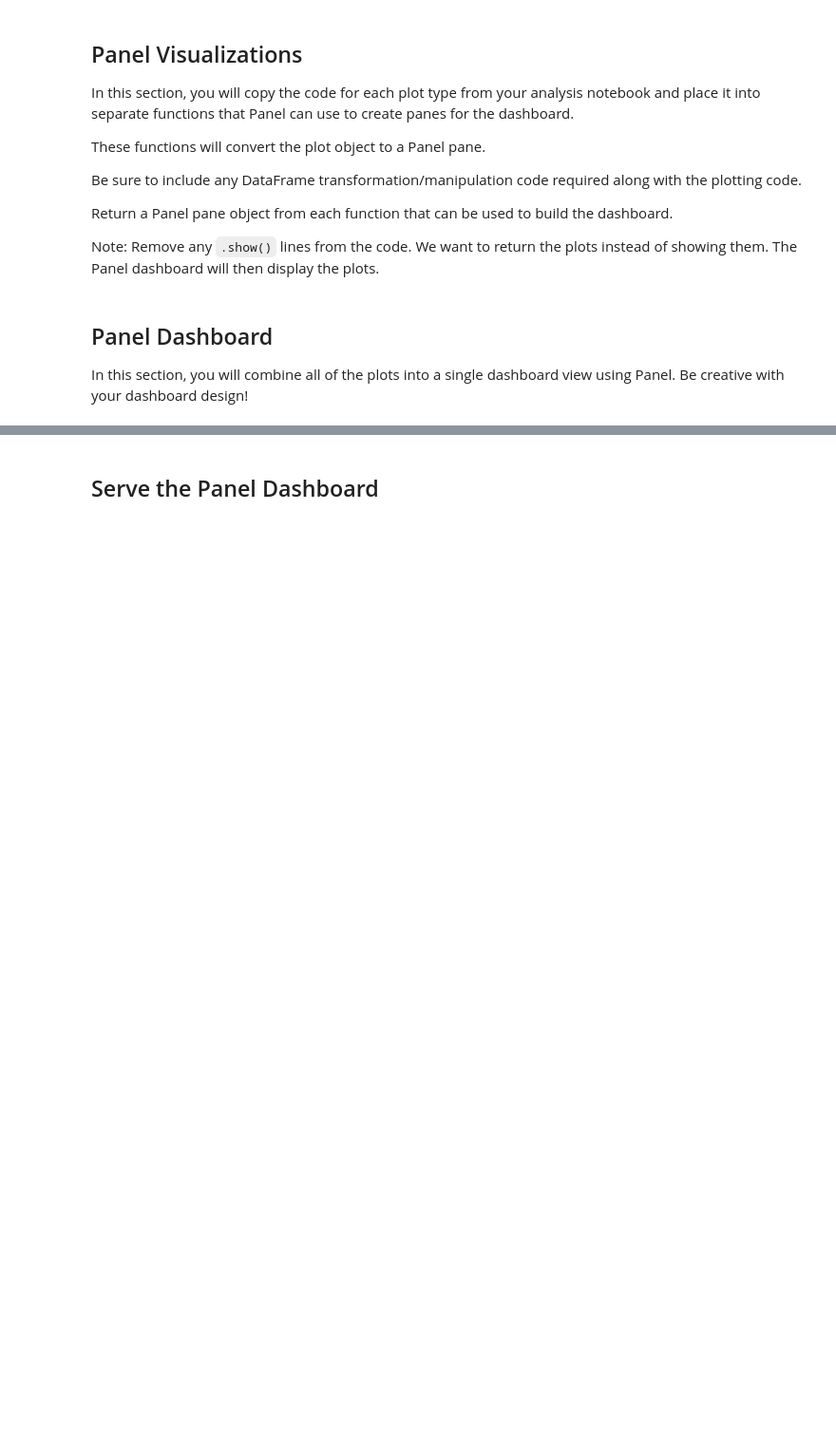
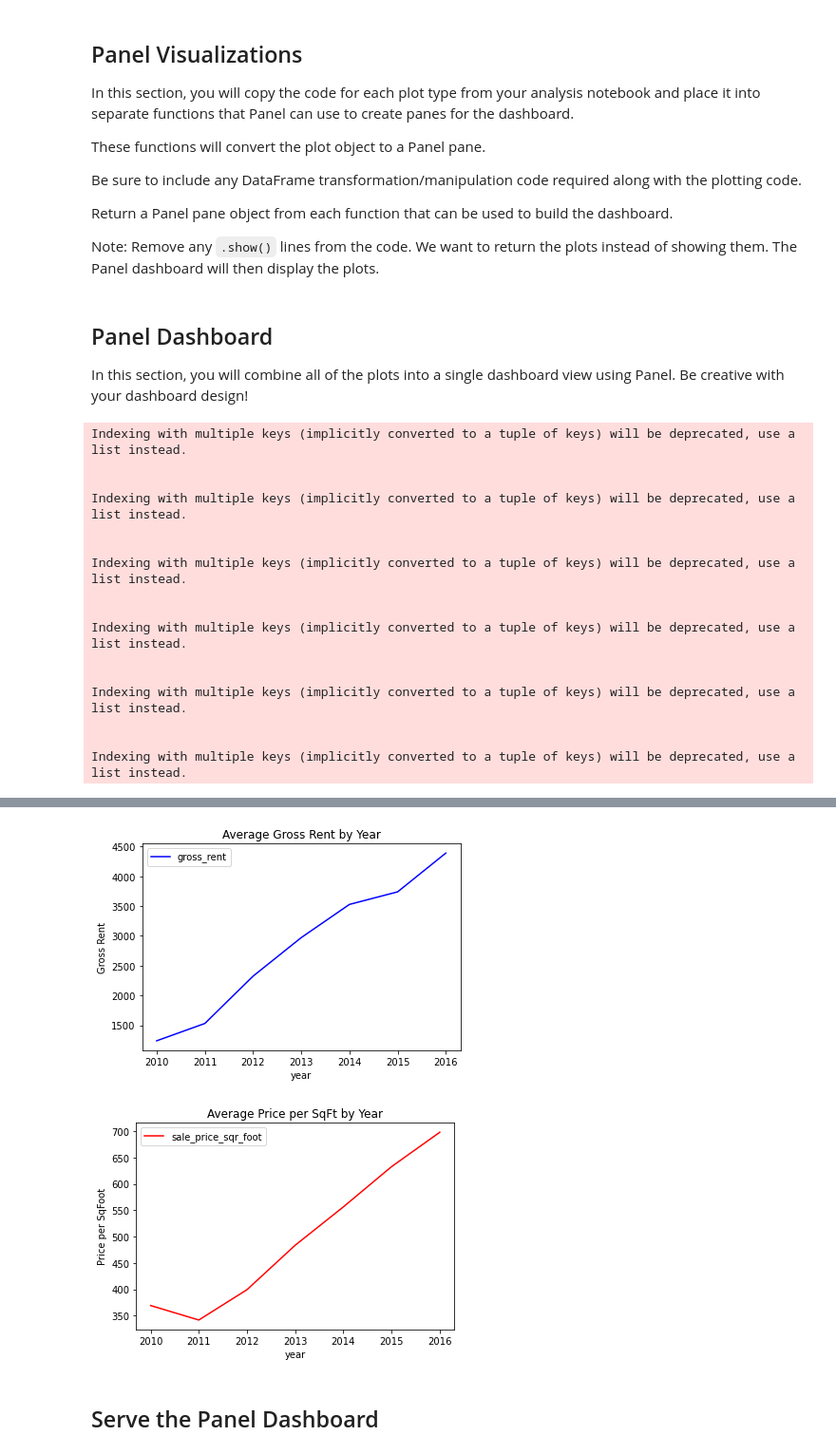
Before and after one commit to Dbudhram/Pythonic-Monopoly, a Jupyter notebook: Pythonic-Monopoly/dashboard.ipynb, the cells around one changed output, grey strips where cells are left out. Shown at 95% size. Drawn from its saved outputs; the diff is of its cells as text; code cells hidden in the pictures; blank space fills up the shorter version.

```diff
--- a/Pythonic-Monopoly/dashboard.ipynb
+++ b/Pythonic-Monopoly/dashboard.ipynb
@@ -44,3 +44,6 @@ coordinates_df.head()
 | 2 | Bayview | 37.734670 | -122.401060 |
 | 3 | Bayview Heights | 37.728740 | -122.410980 |
 | 4 | Bernal Heights | 37.728630 | -122.443050 |
+# %%
+neighborhood_mean = sfo_data.groupby(['neighborhood'])['sale_price_sqr_foot', 'housing_units', 'gross_rent'].mean().reset_index()
+neighborhood_mean.head()
@@ -46,0 +58,4 @@ coordinates_df.head()
+# %%
+concat_df = pd.concat([neighborhood_mean, coordinates_df], axis='columns', join='inner').dropna()
+concat_df.drop(columns=['Neighborhood'], inplace=True)
+concat_df.head()
@@ -141,0 +213,34 @@ In this section, you will combine all of the plots into a single dashboard view
+# %%
+# Create a Title for the Dashboard
+welcome_column = pn.Column("## This dashboard shows historical analysis of San Francisco's real estate sale prices and gross rents based on neighborhoods from 2010 to 2016", neighborhood_map())
+market_analysis = pn.Column("## Yearly Market Analysis", housing_units_per_year(), average_gross_rent(), average_sales_price())
+neighborhood_analysis = pn.Column("## Neighborhood Analysis",  average_price_by_neighborhood(), top_most_expensive_neighborhoods(), most_expensive_neighborhoods_rent_sales())
+parallel_plot_analysis = pn.Column("## Parallel Plot Analysis", parallel_categories(), parallel_coordinates())
+sunburst_plot_analysis = pn.Column("## Sunburst Plot Analysis", sunburst())
+
+# Create a tab layout for the dashboard
+dashboard = pn.Tabs(
+    ("Welcome", welcome_column),
+    ("Market Analysis", market_analysis),
+    ("Neighborhood Analysis", neighborhood_analysis),
+    ("Parallel Plot Analysis", parallel_plot_analysis),
+    ("Sunburst Plot Analysis", sunburst_plot_analysis)
+)
+dashboard
+# %% [output]
+Indexing with multiple keys (implicitly converted to a tuple of keys) will be deprecated, use a list instead.
+
+
+Indexing with multiple keys (implicitly converted to a tuple of keys) will be deprecated, use a list instead.
+
+
+Indexing with multiple keys (implicitly converted to a tuple of keys) will be deprecated, use a list instead.
+
+
+Indexing with multiple keys (implicitly converted to a tuple of keys) will be deprecated, use a list instead.
+
+
+Indexing with multiple keys (implicitly converted to a tuple of keys) will be deprecated, use a list instead.
+
+
+Indexing with multiple keys (implicitly converted to a tuple of keys) will be deprecated, use a list instead.
@@ -142,3 +248,5 @@ In this section, you will combine all of the plots into a single dashboard view
+[figure, added]
+[figure, added]
 # %% [markdown]
 ## Serve the Panel Dashboard
 # %%
```
Also changed, not shown: parts of 8 cells of this notebook, 1 other file.
